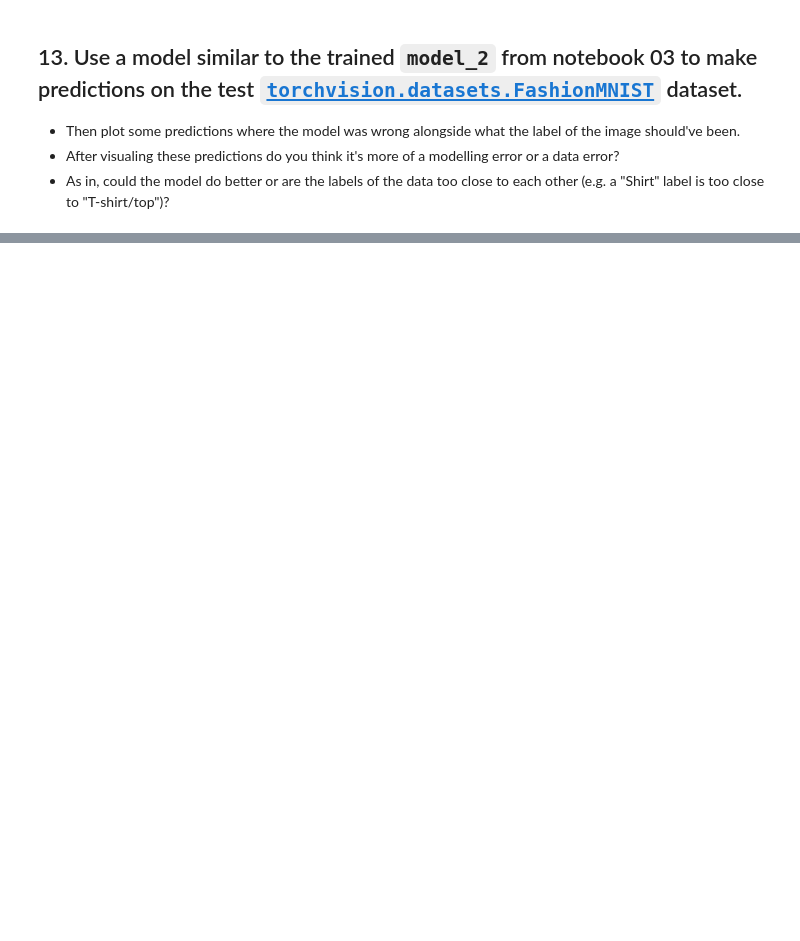
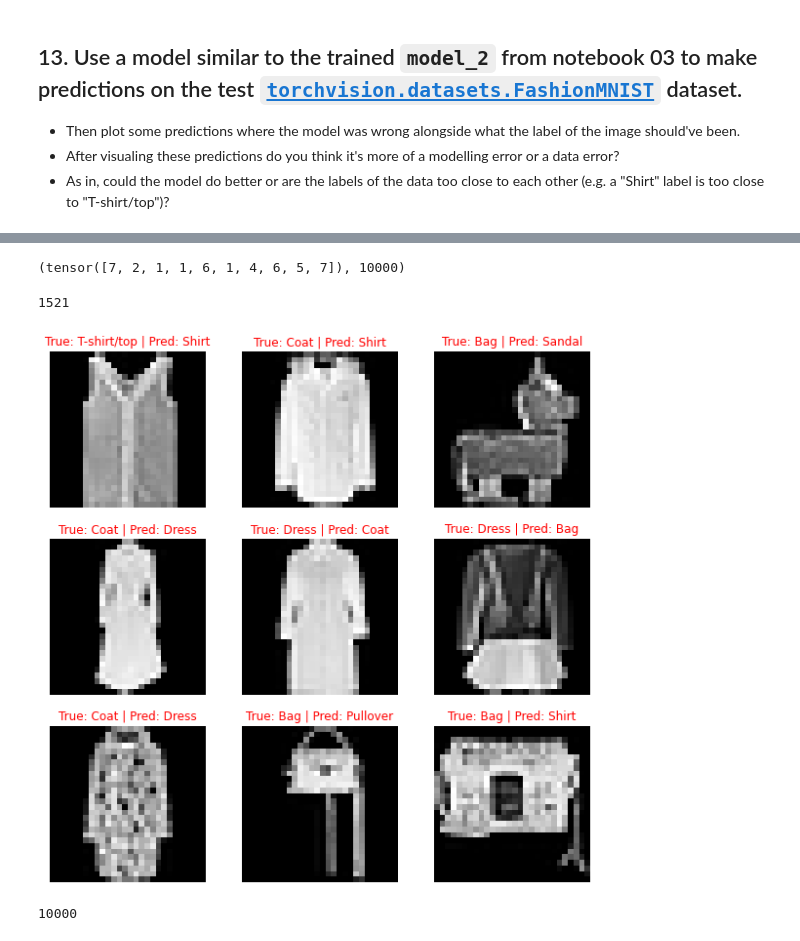
Before and after one commit to chriswilson2020/PyTorchCoLab, a Jupyter notebook: 03_pytorch_computer_vision_exercises.ipynb, the cells around one changed output, grey strips where cells are left out. Saved outputs shown, nothing was run; the diff lists cells and outputs as text; code cells hidden in the pictures; blank space fills up the shorter version.

```diff
--- a/03_pytorch_computer_vision_exercises.ipynb
+++ b/03_pytorch_computer_vision_exercises.ipynb
@@ -751,0 +895,6 @@ fig, ax = plot_confusion_matrix(
+# %%
+# model_2 is the same architecture as MNIST_model
+model_2 = MNISTModelV0(input_shape=1,
+                      hidden_units=10,
+                      output_shape=10).to(device)
+model_2
@@ -751,0 +922,5 @@ fig, ax = plot_confusion_matrix(
+# %%
+# Setup loss and optimizer
+from torch import nn
+loss_fn = nn.CrossEntropyLoss()
+optimizer = torch.optim.SGD(model_2.parameters(), lr=0.01)
@@ -751,0 +985,58 @@ fig, ax = plot_confusion_matrix(
+# %%
+# Make predictions with trained model_2
+test_preds = []
+model_2.eval()
+with torch.inference_mode():
+  for X_test, y_test in tqdm(fashion_mnist_test_dataloader):
+    y_logits = model_2(X_test.to(device))
+    y_pred_probs = torch.softmax(y_logits, dim=1)
+    y_pred_labels = torch.argmax(y_pred_probs, dim=1)
+    test_preds.append(y_pred_labels)
+test_preds = torch.cat(test_preds).cpu() # matplotlib likes CPU
+test_preds[:10], len(test_preds)
+# %% [output]
+(tensor([7, 2, 1, 1, 6, 1, 4, 6, 5, 7]), 10000)
+# %%
+# Get wrong prediction indexes
+import numpy as np
+wrong_pred_indexes = np.where(test_preds != fashion_mnist_test.targets)[0]
+len(wrong_pred_indexes)
+# %% [output]
+1521
+# %%
+# Select random 9 wrong predictions and plot them
+import random
+random_selection = random.sample(list(wrong_pred_indexes), k=9)
+
+plt.figure(figsize=(10, 10))
+for i, idx in enumerate(random_selection):
+  # Get true and pred labels
+  true_label = fashion_mnist_class_names[fashion_mnist_test[idx][1]]
+  pred_label = fashion_mnist_class_names[test_preds[idx]]
+
+  # Plot the wrong prediction with its original label
+  plt.subplot(3, 3, i+1)
+  plt.imshow(fashion_mnist_test[idx][0].squeeze(), cmap="gray")
+  plt.title(f"True: {true_label} | Pred: {pred_label}", c="r")
+  plt.axis(False);
+# %% [output]
+[figure, added]
+# %%
+# Make predictions across all test data
+from tqdm.auto import tqdm
+model_1.eval()
+y_preds = []
+with torch.inference_mode():
+  for batch, (X, y) in tqdm(enumerate(fashion_mnist_test_dataloader)):
+    # Make sure data on right device
+    X, y = X.to(device), y.to(device)
+    # Forward pass
+    y_pred_logits = model_1(X)
+    # Logits -> Pred probs -> Pred label
+    y_pred_labels = torch.argmax(torch.softmax(y_pred_logits, dim=1), dim=1)
+    # Append the labels to the preds list
+    y_preds.append(y_pred_labels)
+  y_preds=torch.cat(y_preds).cpu()
+len(y_preds)
+# %% [output]
+10000
```
Also changed, not shown: parts of 31 cells of this notebook.
